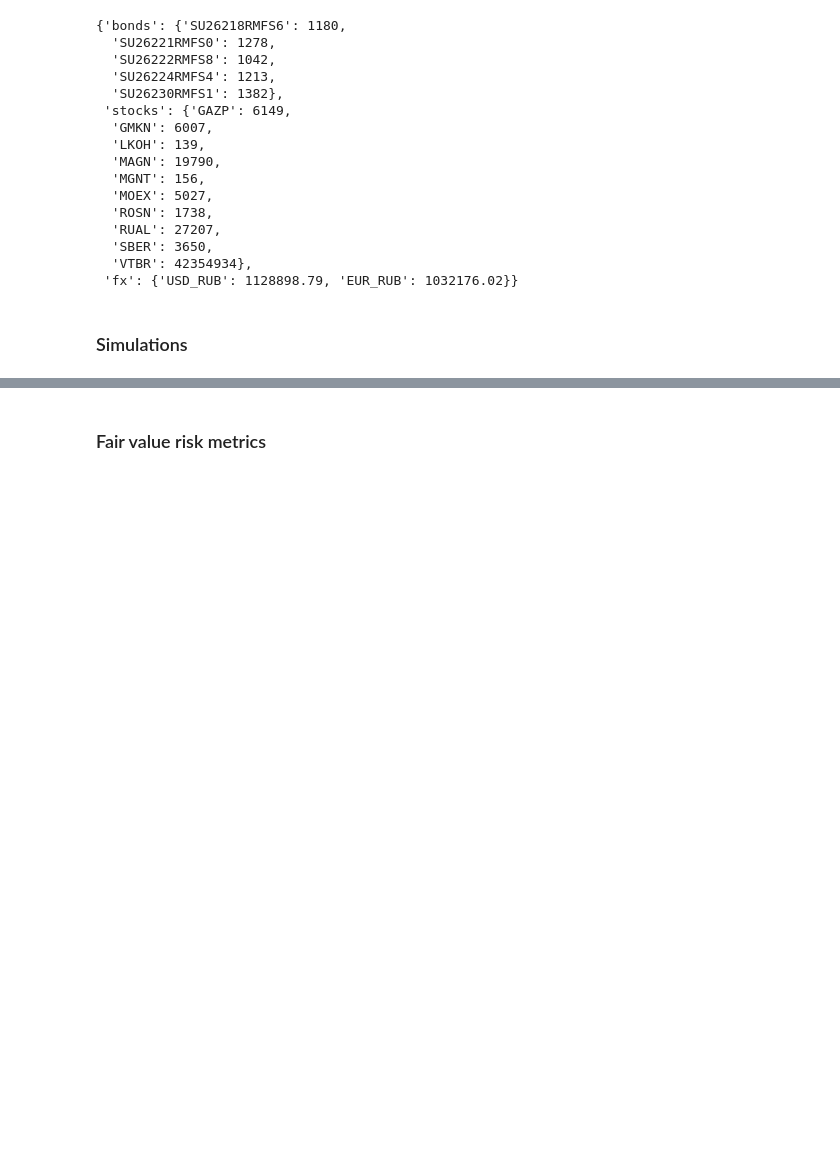
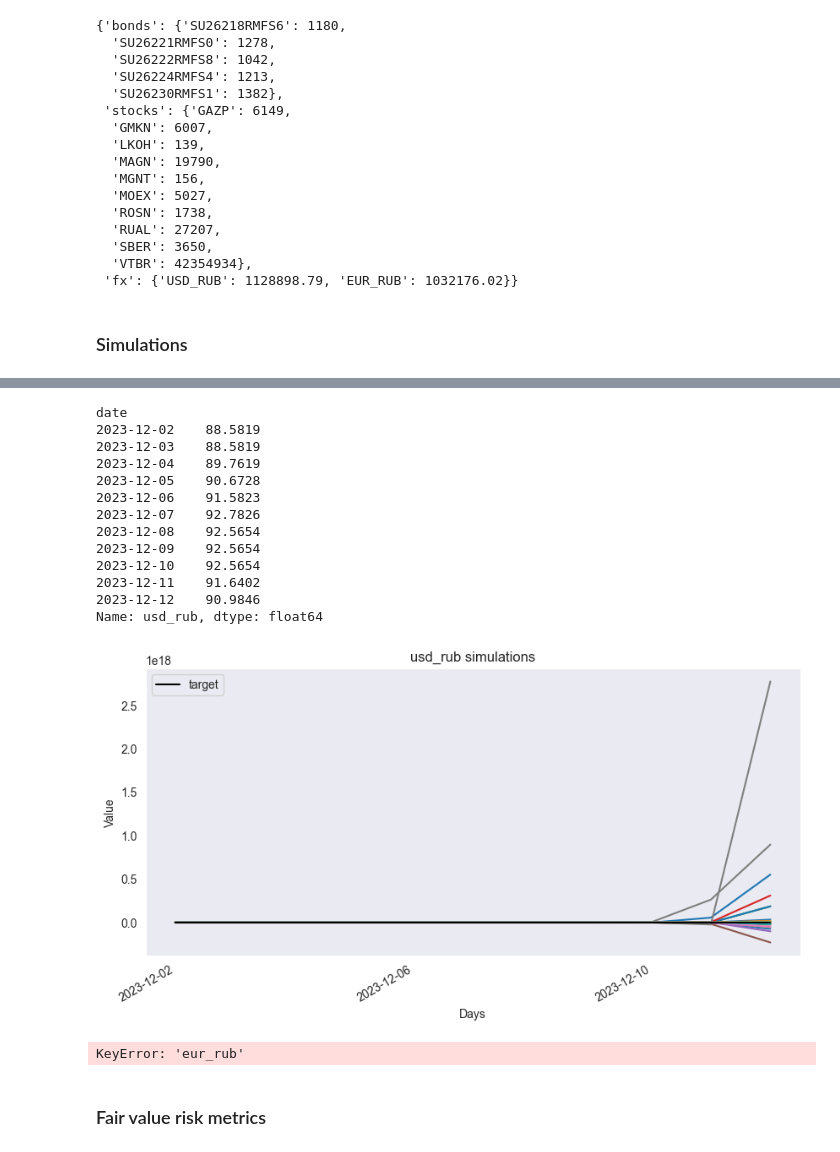
Before and after one commit to vladimirKarlov01/portfolio-risk, a Jupyter notebook: demo.ipynb, the cells around one changed output, grey strips where cells are left out. Cells and saved outputs as stored; diff of their text form; code cells hidden in the pictures; blank space fills up the shorter version.

```diff
--- a/demo.ipynb
+++ b/demo.ipynb
@@ -106,3 +132,30 @@ portfolio.risk_factors.plot_simulations(
+# %%
+portfolio.risk_factors.plot_simulations(
+    simulations=simulations['usd_rub'],
+    risk_factor='usd_rub',
+)
+# %% [output]
+date
+2023-12-02    88.5819
+2023-12-03    88.5819
+2023-12-04    89.7619
+2023-12-05    90.6728
+2023-12-06    91.5823
+2023-12-07    92.7826
+2023-12-08    92.5654
+2023-12-09    92.5654
+2023-12-10    92.5654
+2023-12-11    91.6402
+2023-12-12    90.9846
+Name: usd_rub, dtype: float64
+[figure, added]
+# %%
+portfolio.risk_factors.plot_simulations(
+    simulations=simulations['eur_rub'],
+    risk_factor='eur_rub',
+)
+# %% [output]
+KeyError: 'eur_rub'
 # %% [markdown]
 ### Fair value risk metrics
 # %% [markdown]
```
Also changed, not shown: parts of 6 cells of this notebook, 4 other files.
